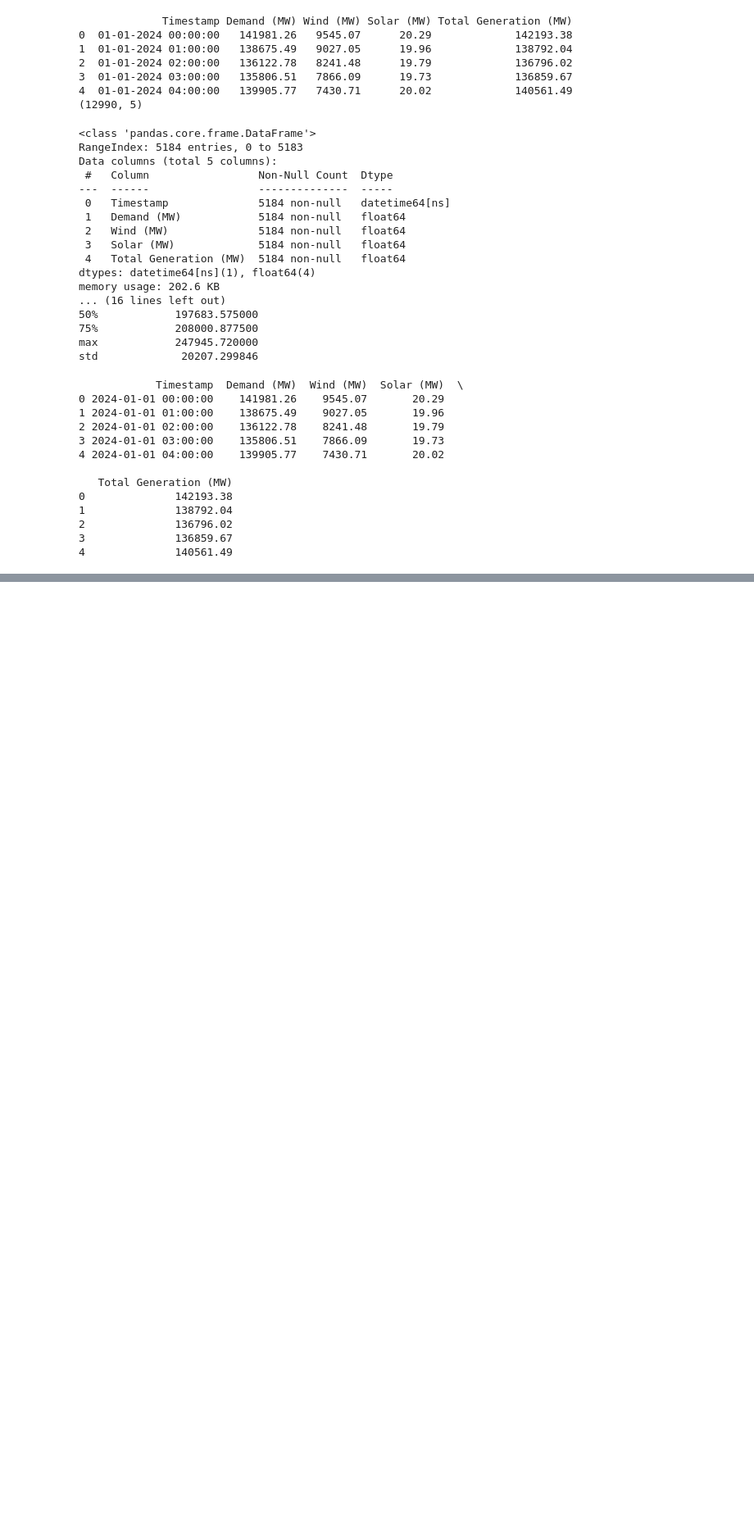
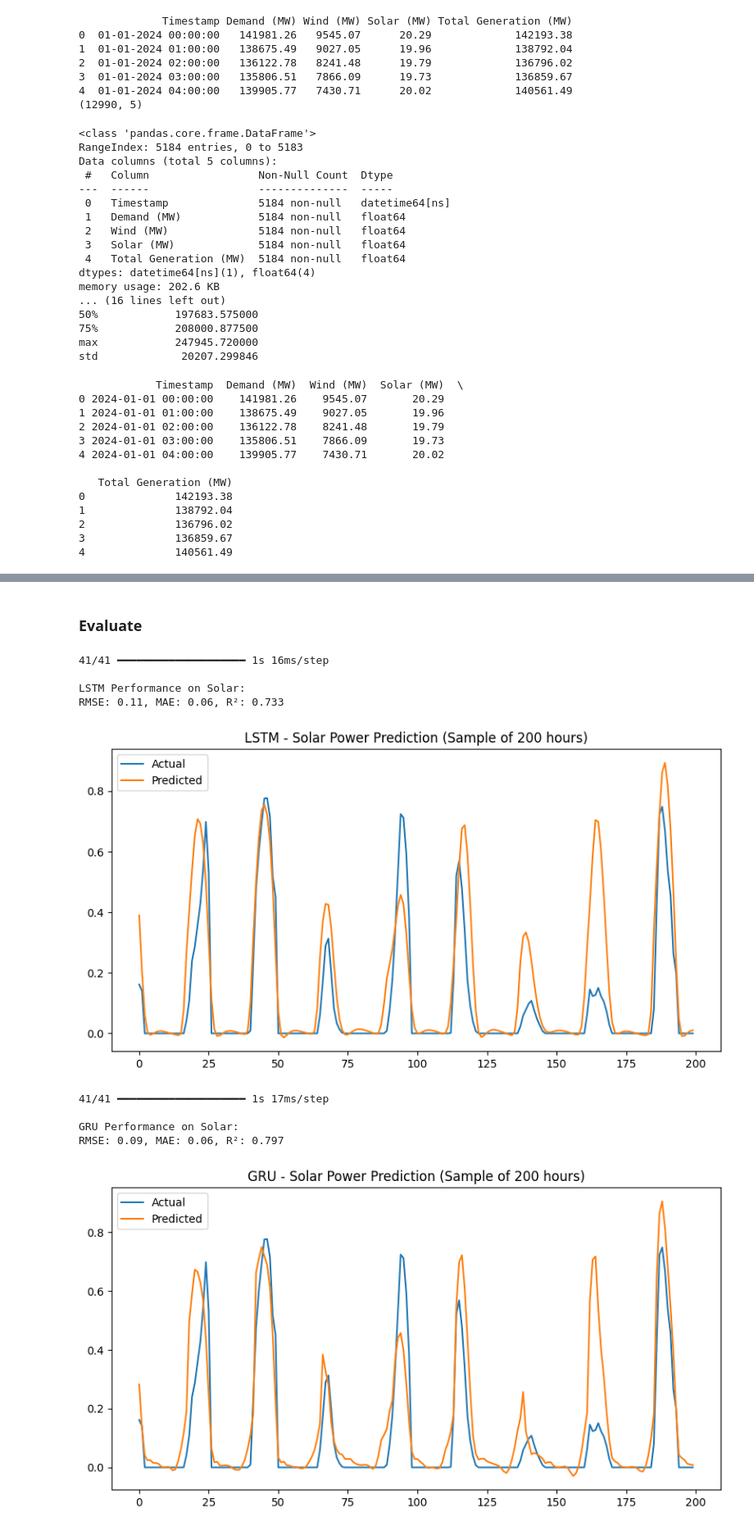
Before and after one commit to Zuhair0000/FYP-Research, a Jupyter notebook: FYP_research.ipynb, the cells around one changed output, grey strips where cells are left out. Shown at 82% size. Drawn from its saved outputs; the diff is of its cells as text; code cells hidden in the pictures; blank space fills up the shorter version.

```diff
--- a/FYP_research.ipynb
+++ b/FYP_research.ipynb
@@ -263,0 +475,10 @@ print(india_df.head())
+# %%
+# --- Solar LSTM ---
+lstm_solar = build_lstm((X_train_solar.shape[1], X_train_solar.shape[2]))
+history_lstm_solar = lstm_solar.fit(
+    X_train_solar, y_train_solar,
+    validation_data=(X_val_solar, y_val_solar),
+    epochs=50, batch_size=32,
+    callbacks=[early_stop], verbose=1
+)
+print("LTSM for Solar: ", lstm_solar)
@@ -263,0 +503,9 @@ print(india_df.head())
+# %%
+# --- Solar GRU ---
+gru_solar = build_gru((X_train_solar.shape[1], X_train_solar.shape[2]))
+history_gru_solar = gru_solar.fit(
+    X_train_solar, y_train_solar,
+    validation_data=(X_val_solar, y_val_solar),
+    epochs=50, batch_size=32,
+    callbacks=[early_stop], verbose=1
+)
@@ -263,0 +586,39 @@ print(india_df.head())
+# %% [markdown]
+### **Evaluate**
+# %%
+# ========== Evaluate DL Models ==========
+def evaluate_dl(model, X_test, y_test, name="DL Model", target="Solar"):
+    preds = model.predict(X_test).flatten()
+    rmse = np.sqrt(mean_squared_error(y_test, preds))
+    mae  = mean_absolute_error(y_test, preds)
+    r2   = r2_score(y_test, preds)
+
+    print(f"\n{name} Performance on {target}:")
+    print(f"RMSE: {rmse:.2f}, MAE: {mae:.2f}, R²: {r2:.3f}")
+
+    # Plot Actual vs Predicted
+    plt.figure(figsize=(10,5))
+    plt.plot(y_test[:200], label="Actual")
+    plt.plot(preds[:200], label="Predicted")
+    plt.title(f"{name} - {target} Power Prediction (Sample of 200 hours)")
+    plt.legend()
+    plt.show()
+
+    return {"Target": target, "Model": name, "RMSE": rmse, "MAE": mae, "R2": r2}
+# %%
+results_dl = []
+# %%
+# Solar
+results_dl.append(evaluate_dl(lstm_solar, X_test_solar, y_test_solar, "LSTM", "Solar"))
+results_dl.append(evaluate_dl(gru_solar,  X_test_solar, y_test_solar, "GRU", "Solar"))
+# %% [output]
+41/41 ━━━━━━━━━━━━━━━━━━━━ 1s 16ms/step
+
+LSTM Performance on Solar:
+RMSE: 0.11, MAE: 0.06, R²: 0.733
+[figure, added]
+41/41 ━━━━━━━━━━━━━━━━━━━━ 1s 17ms/step
+
+GRU Performance on Solar:
+RMSE: 0.09, MAE: 0.06, R²: 0.797
+[figure, added]
```
Also changed, not shown: parts of 45 cells of this notebook.
